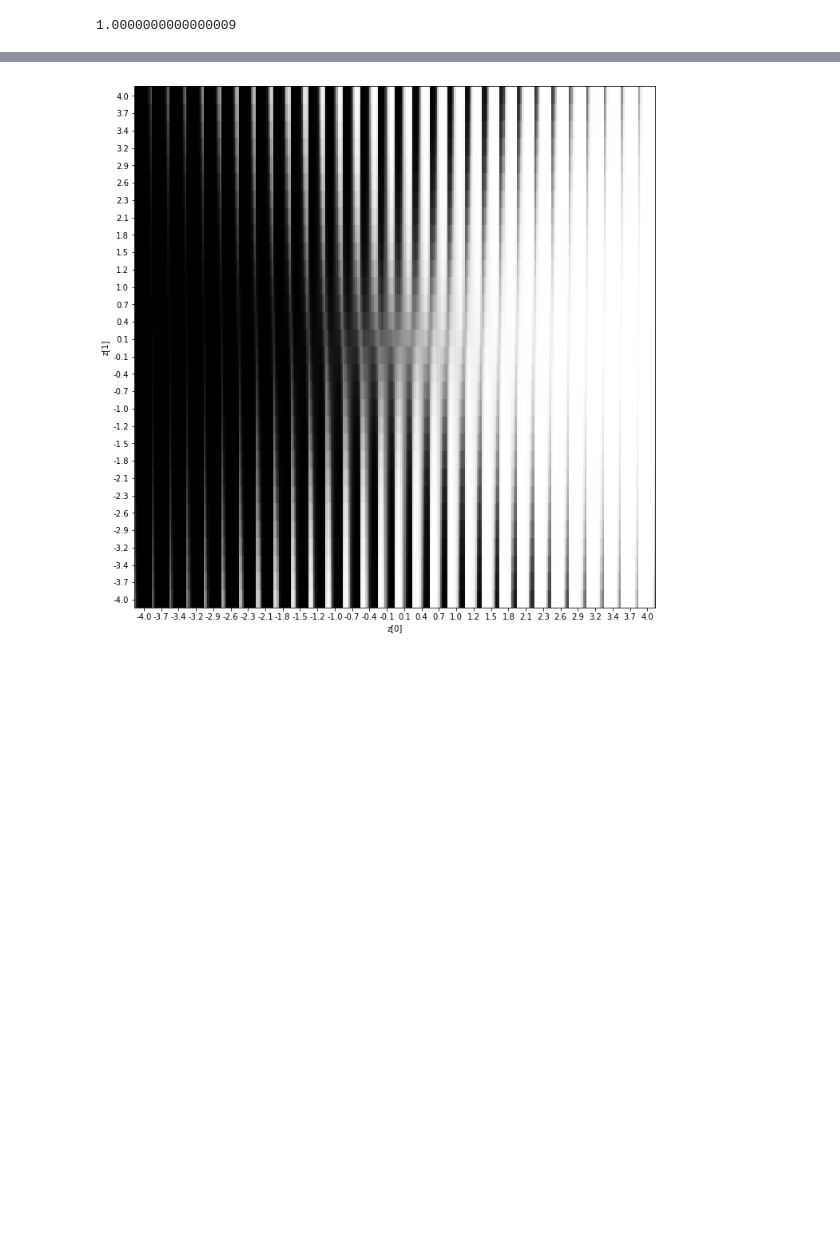
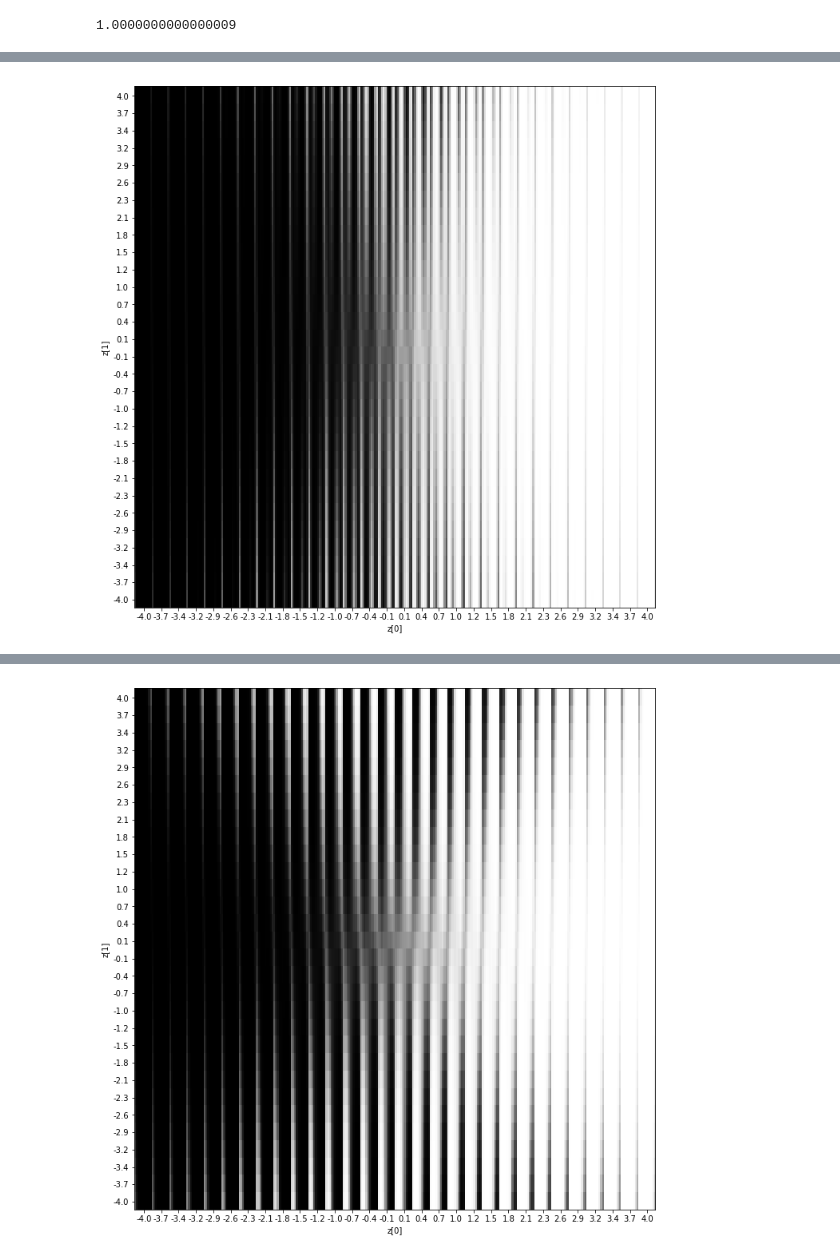
Before and after one commit to ktucker27/quantumML, a Jupyter notebook: python/quantum_vae.ipynb, the cells around one changed output, grey strips where cells are left out. Drawn from its saved outputs; the diff is of its cells as text; code cells hidden in the pictures; blank space fills up the shorter version.

```diff
--- a/python/quantum_vae.ipynb
+++ b/python/quantum_vae.ipynb
@@ -296,0 +294,4 @@ TypeError: plot_qvae_results() got an unexpected keyword argument 'batch_size'
+# %%
+plot_qvae_results(models, [-4,-4], [4,4], 0, 12, 0.3) # 3rd and 4th
+# %% [output]
+[figure, added]
```
Also changed, not shown: parts of 11 cells of this notebook, 2 other files.
